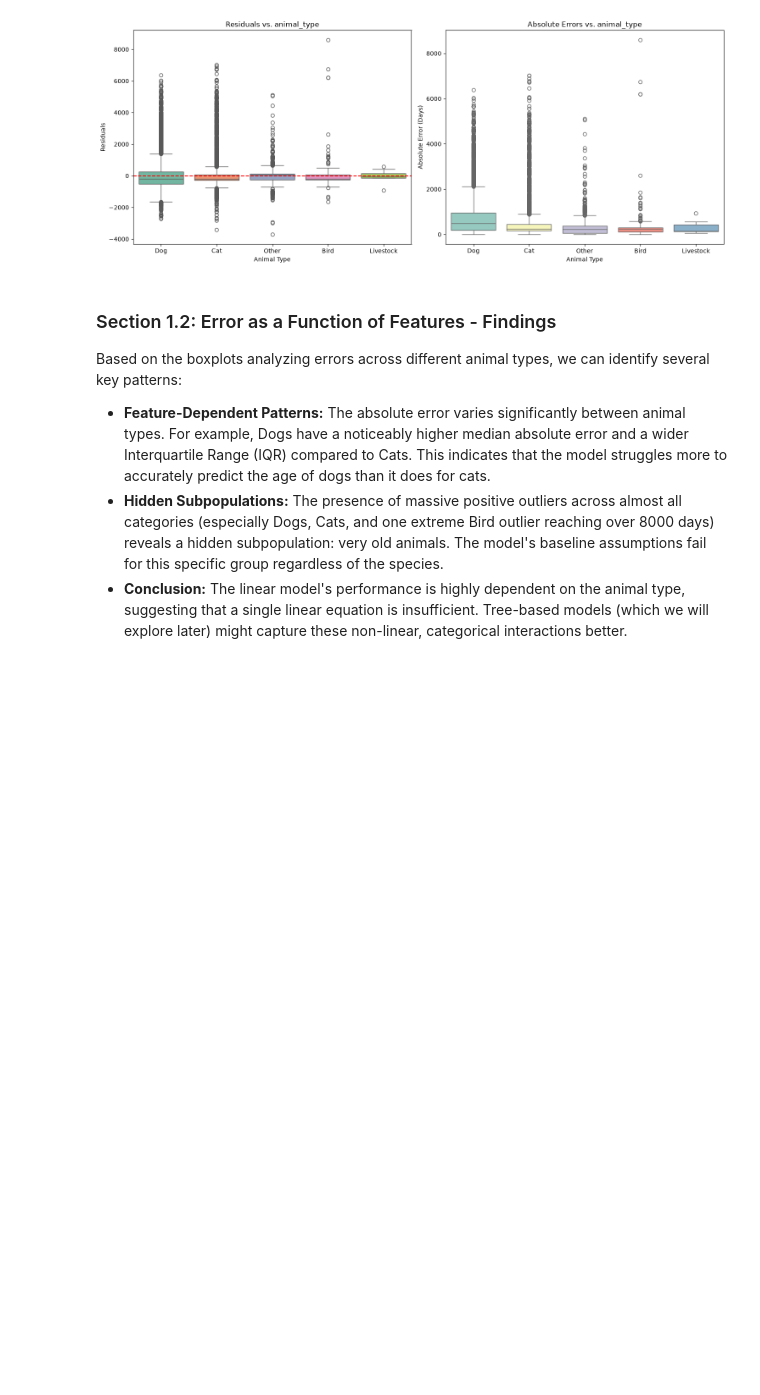
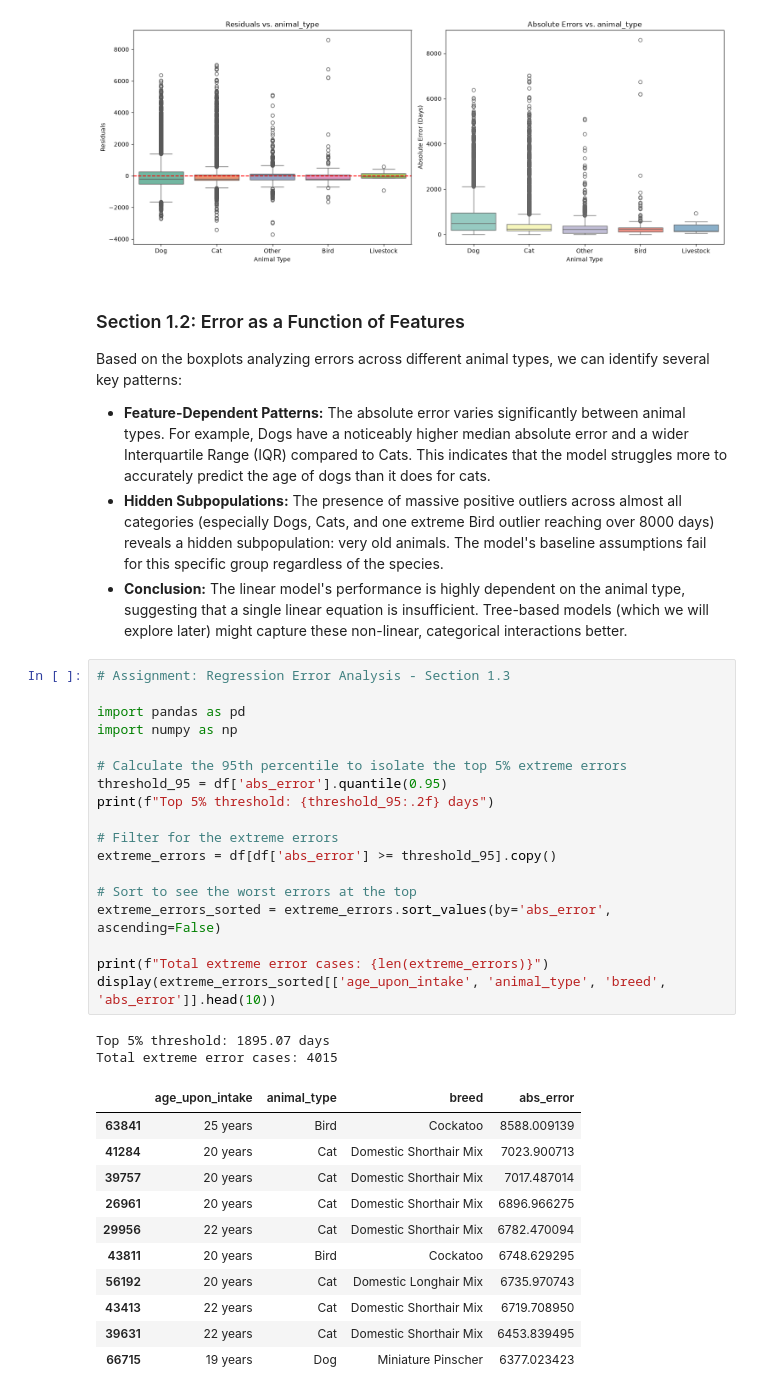
Before and after one commit to Liel-Shwarz/Work2, a Jupyter notebook: work2.ipynb, the cells around one changed output. Drawn from its saved outputs; the diff is of its cells as text; blank space fills up the shorter version.

Commit message:
Completed Part 1: Regression Error Analysis (Sections 1.1 to 1.4)

```diff
--- a/work2.ipynb
+++ b/work2.ipynb
@@ -167,10 +167,42 @@ Passing `palette` without assigning `hue` is deprecated and will be removed in v
   sns.boxplot(data=df, x=feature_to_plot, y='abs_error', ax=axes[1], palette='Set3')
 [figure]
 # %% [markdown]
-### Section 1.2: Error as a Function of Features - Findings
+### Section 1.2: Error as a Function of Features
 
 Based on the boxplots analyzing errors across different animal types, we can identify several key patterns:
 
 *   **Feature-Dependent Patterns:** The absolute error varies significantly between animal types. For example, Dogs have a noticeably higher median absolute error and a wider Interquartile Range (IQR) compared to Cats. This indicates that the model struggles more to accurately predict the age of dogs than it does for cats.
 *   **Hidden Subpopulations:** The presence of massive positive outliers across almost all categories (especially Dogs, Cats, and one extreme Bird outlier reaching over 8000 days) reveals a hidden subpopulation: very old animals. The model's baseline assumptions fail for this specific group regardless of the species.
 *   **Conclusion:** The linear model's performance is highly dependent on the animal type, suggesting that a single linear equation is insufficient. Tree-based models (which we will explore later) might capture these non-linear, categorical interactions better.
+# %%
+# Assignment: Regression Error Analysis - Section 1.3
+
+import pandas as pd
+import numpy as np
+
+# Calculate the 95th percentile to isolate the top 5% extreme errors
+threshold_95 = df['abs_error'].quantile(0.95)
+print(f"Top 5% threshold: {threshold_95:.2f} days")
+
+# Filter for the extreme errors
+extreme_errors = df[df['abs_error'] >= threshold_95].copy()
+
+# Sort to see the worst errors at the top
+extreme_errors_sorted = extreme_errors.sort_values(by='abs_error', ascending=False)
+
+print(f"Total extreme error cases: {len(extreme_errors)}")
+display(extreme_errors_sorted[['age_upon_intake', 'animal_type', 'breed', 'abs_error']].head(10))
+# %% [output]
+Top 5% threshold: 1895.07 days
+Total extreme error cases: 4015
+|  | age_upon_intake | animal_type | breed | abs_error |
+| 63841 | 25 years | Bird | Cockatoo | 8588.009139 |
+| 41284 | 20 years | Cat | Domestic Shorthair Mix | 7023.900713 |
+| 39757 | 20 years | Cat | Domestic Shorthair Mix | 7017.487014 |
+| 26961 | 20 years | Cat | Domestic Shorthair Mix | 6896.966275 |
+| 29956 | 22 years | Cat | Domestic Shorthair Mix | 6782.470094 |
+| 43811 | 20 years | Bird | Cockatoo | 6748.629295 |
+| 56192 | 20 years | Cat | Domestic Longhair Mix | 6735.970743 |
+| 43413 | 22 years | Cat | Domestic Shorthair Mix | 6719.708950 |
+| 39631 | 22 years | Cat | Domestic Shorthair Mix | 6453.839495 |
+| 66715 | 19 years | Dog | Miniature Pinscher | 6377.023423 |
```
Also changed, not shown: parts of 3 cells of this notebook.
